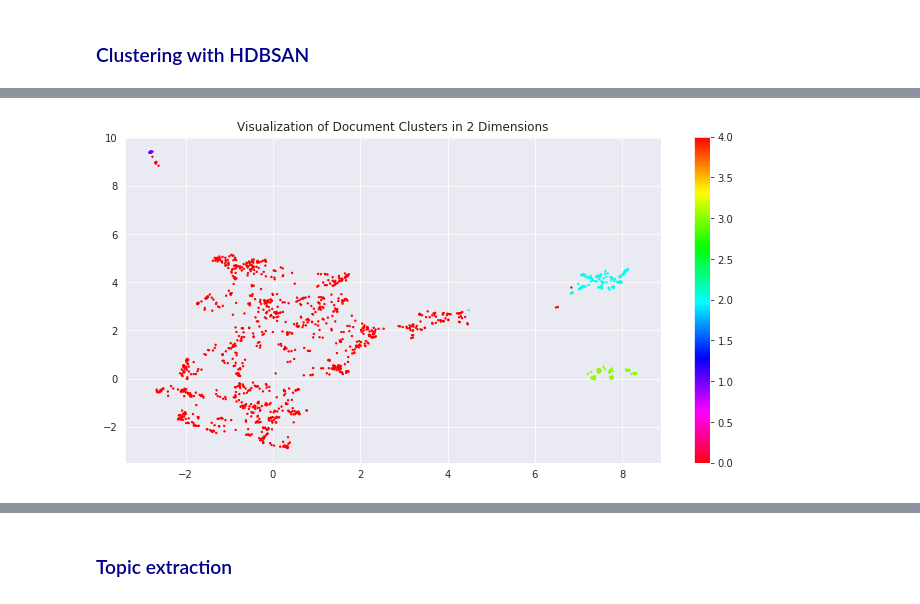
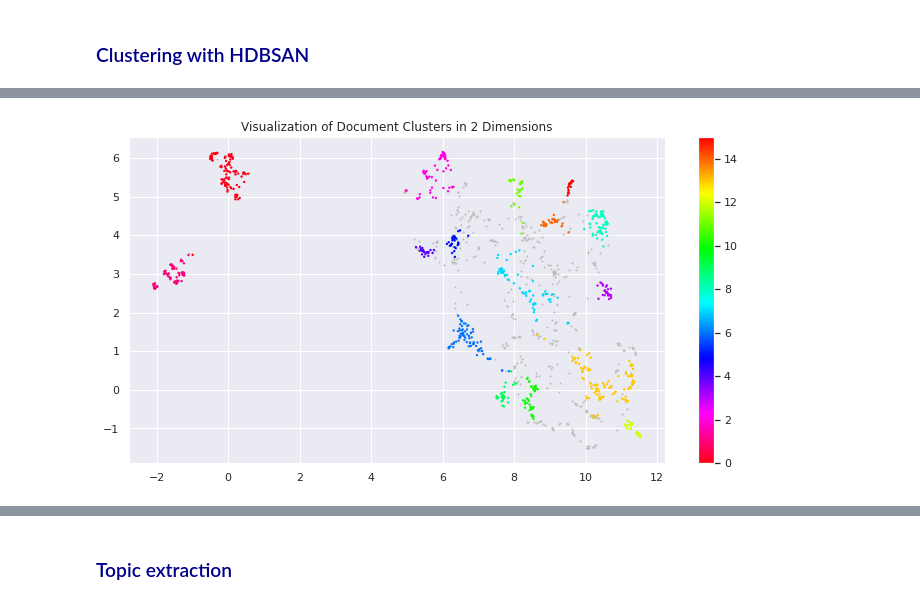
Before and after one commit to SolanaO/Recommendation_Systems, a Jupyter notebook: recommSys_P2_content.ipynb, the cells around one changed output, grey strips where cells are left out. Saved outputs shown, nothing was run; the diff lists cells and outputs as text; code cells hidden in the pictures.

Commit message:
Finish topic modeling.

```diff
--- a/recommSys_P2_content.ipynb
+++ b/recommSys_P2_content.ipynb
@@ -727,8 +836,8 @@ from sentence_transformers import SentenceTransformer
 
 # Transform the documents into 768-dim real vectors
 model = SentenceTransformer('all-mpnet-base-v2')
-metadata['vectors'] = metadata['doc_text'].apply(lambda x: model.encode(x))
+df_articles['vectors'] = df_articles['doc_name'].apply(lambda x: model.encode(x))
 
 # Check the output
-metadata.head(2)
+df_articles.head(2)
 # %% [output]
@@ -742,12 +851,12 @@ import umap
 
 # Reduce the dimensionality of the vectors to 5 while keeping the size of the local neighborhood to 15
 embeddings = umap.UMAP(n_neighbors=15,
-                       n_components=5,
-                       metric='cosine').fit_transform(list(metadata.vectors))
+                       n_components=50,
+                       metric='cosine').fit_transform(list(df_articles.vectors))
 # %%
 # Add the embeddings to the dataframe
-metadata['umap_embed'] = embeddings.tolist()
+df_articles['umap_embed'] = embeddings.tolist()
 
 # Check the output
-metadata.head(2)
+df_articles.head(2)
 # %% [output]
@@ -758,32 +867,33 @@ metadata.head(2)
 # Cluster the documents with HDBSCAN
 import hdbscan
 
-cluster = hdbscan.HDBSCAN(min_cluster_size=10,
+clusterer = hdbscan.HDBSCAN(min_cluster_size=20,
                           metric='euclidean',
-                          cluster_selection_method='eom').fit(embeddings)
+                          #cluster_selection_method='eom').fit(embeddings)
+                          cluster_selection_method='leaf').fit(embeddings)
 # %%
 # Visualize the resulting clusters
 
 # Prepare data by creating a 2-dim embedding for each 768-dim vector
 umap_data = umap.UMAP(
     n_neighbors=15, n_components=2,
-    min_dist=0.0, metric='cosine').fit_transform(list(metadata.vectors))
+    min_dist=0.0, metric='cosine').fit_transform(list(df_articles.vectors))
 
 result = pd.DataFrame(umap_data, columns=['x', 'y'])
-result['labels'] = cluster.labels_
+result['labels'] = clusterer.labels_
 
 # Visualize the clusters clusters
 fig, ax = plt.subplots(figsize=(12, 6))
 # Define the outliers and the clusters
 outliers = result.loc[result.labels == -1, :]
 clustered = result.loc[result.labels != -1, :]
 
 #Create the plot
 plt.scatter(outliers.x, outliers.y, color='#BDBDBD', s=1.0),
 plt.scatter(clustered.x, clustered.y, c=clustered.labels, s=1.8, cmap='hsv_r')
 plt.colorbar();
 plt.title('Visualization of Document Clusters in 2 Dimensions');
 # %% [output]
-[figure, old version]
+[figure, new version]
 # %%
 # Add the topic labels to the dataframe
```
Also changed, not shown: parts of 98 cells of this notebook.
